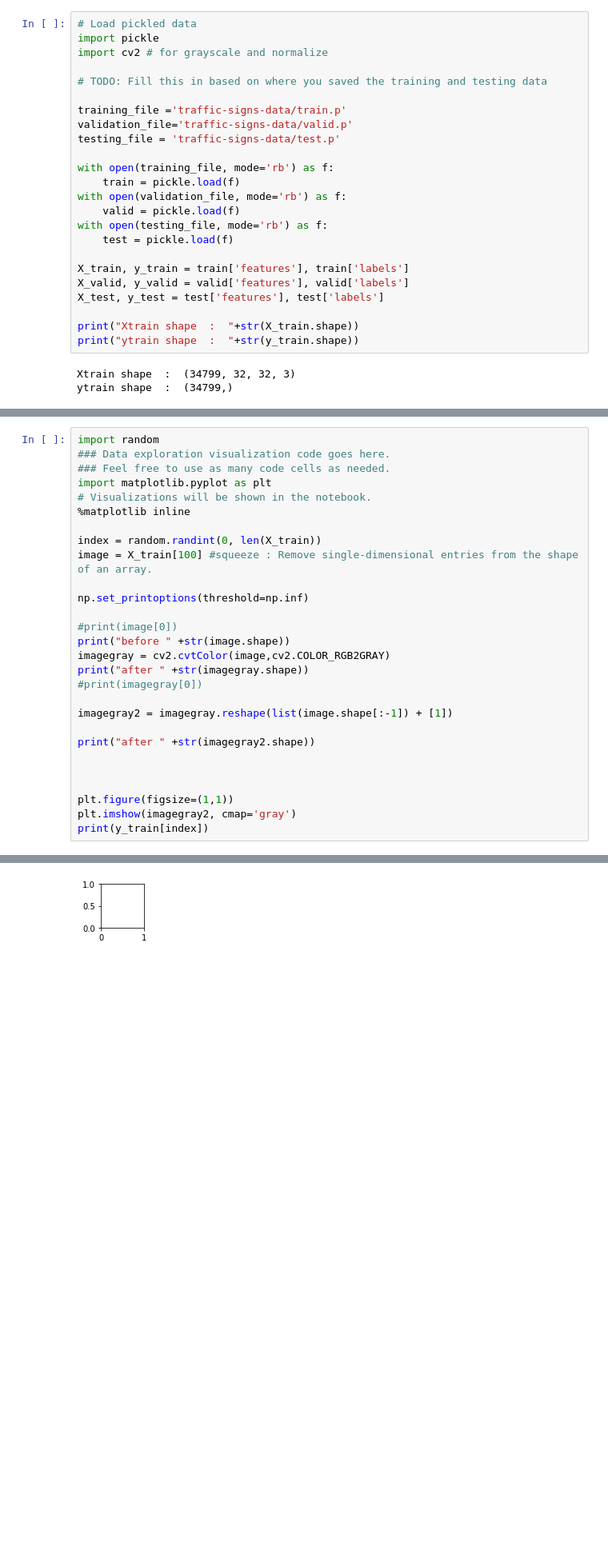
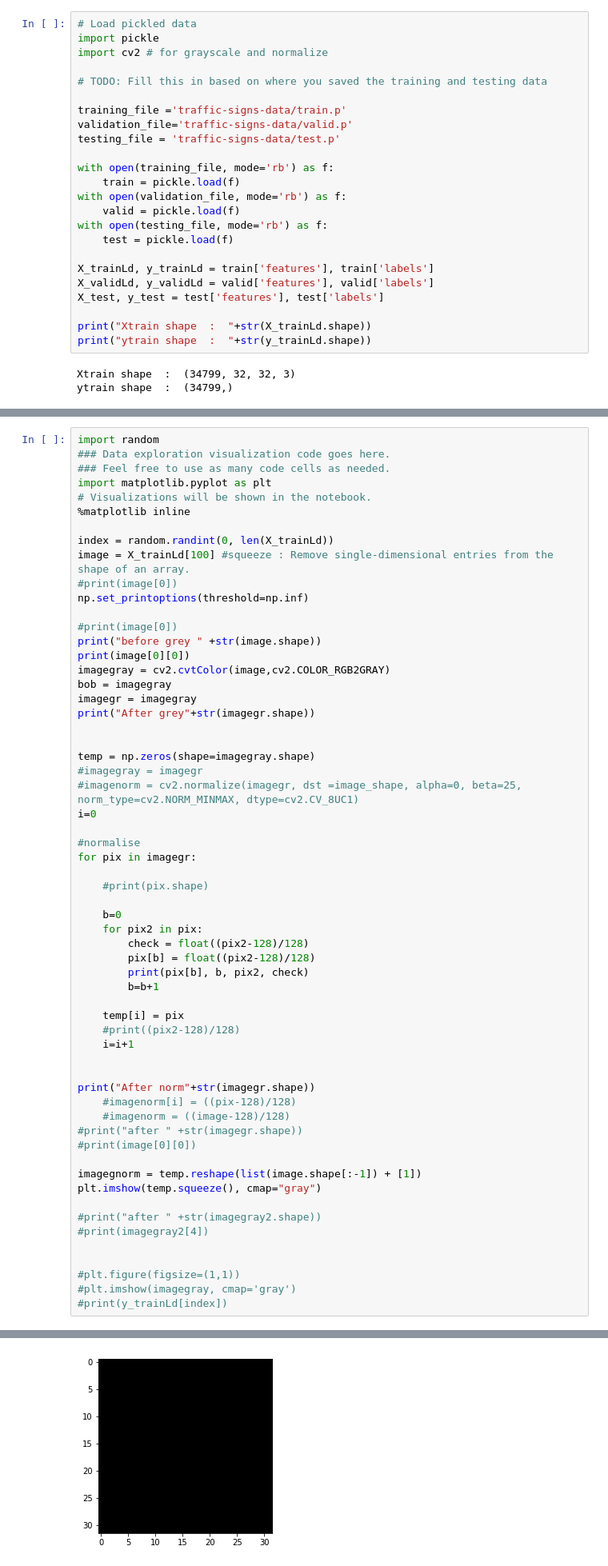
Before and after one commit to seanjmcm/TrafficSign, a Jupyter notebook: Traffic_Sign_Classifier.ipynb, the cells around one changed output, grey strips where cells are left out. Shown: that part at 80% size. Saved outputs shown, nothing was run; the diff lists cells and outputs as text; blank space fills up the shorter version.

```diff
--- a/Traffic_Sign_Classifier.ipynb
+++ b/Traffic_Sign_Classifier.ipynb
@@ -37,12 +37,12 @@ with open(validation_file, mode='rb') as f:
 with open(testing_file, mode='rb') as f:
     test = pickle.load(f)
 
-X_train, y_train = train['features'], train['labels']
-X_valid, y_valid = valid['features'], valid['labels']
+X_trainLd, y_trainLd = train['features'], train['labels']
+X_validLd, y_validLd = valid['features'], valid['labels']
 X_test, y_test = test['features'], test['labels']
 
-print("Xtrain shape  :  "+str(X_train.shape))
-print("ytrain shape  :  "+str(y_train.shape))
+print("Xtrain shape  :  "+str(X_trainLd.shape))
+print("ytrain shape  :  "+str(y_trainLd.shape))
 # %% [output]
 Xtrain shape  :  (34799, 32, 32, 3)
 ytrain shape  :  (34799,)
@@ -107,24 +107,56 @@ import matplotlib.pyplot as plt
 # Visualizations will be shown in the notebook.
 %matplotlib inline
 
-index = random.randint(0, len(X_train))
-image = X_train[100] #squeeze : Remove single-dimensional entries from the shape of an array.
-
+index = random.randint(0, len(X_trainLd))
+image = X_trainLd[100] #squeeze : Remove single-dimensional entries from the shape of an array.
+#print(image[0])
 np.set_printoptions(threshold=np.inf)
 
 #print(image[0])
-print("before " +str(image.shape))
+print("before grey " +str(image.shape))
+print(image[0][0])
 imagegray = cv2.cvtColor(image,cv2.COLOR_RGB2GRAY)
-print("after " +str(imagegray.shape))
-#print(imagegray[0])
-
-imagegray2 = imagegray.reshape(list(image.shape[:-1]) + [1])
-
-print("after " +str(imagegray2.shape))
+bob = imagegray
+imagegr = imagegray
+print("After grey"+str(imagegr.shape))
 
 
+temp = np.zeros(shape=imagegray.shape)
+#imagegray = imagegr
+#imagenorm = cv2.normalize(imagegr, dst =image_shape, alpha=0, beta=25, norm_type=cv2.NORM_MINMAX, dtype=cv2.CV_8UC1)
+i=0
 
-plt.figure(figsize=(1,1))
-plt.imshow(imagegray2, cmap='gray')
-print(y_train[index])
+#normalise
+for pix in imagegr:
+
+    #print(pix.shape)
+
+    b=0
+    for pix2 in pix:
+        check = float((pix2-128)/128)
+        pix[b] = float((pix2-128)/128)
+        print(pix[b], b, pix2, check)
+        b=b+1
+
+    temp[i] = pix
+    #print((pix2-128)/128)
+    i=i+1
+
+
+print("After norm"+str(imagegr.shape))
+    #imagenorm[i] = ((pix-128)/128)
+    #imagenorm = ((image-128)/128)
+#print("after " +str(imagegr.shape))
+#print(image[0][0])
+
+imagegnorm = temp.reshape(list(image.shape[:-1]) + [1])
+plt.imshow(temp.squeeze(), cmap="gray")
+
+#print("after " +str(imagegray2.shape))
+#print(imagegray2[4])
+
+
+#plt.figure(figsize=(1,1))
+#plt.imshow(imagegray, cmap='gray')
+#print(y_trainLd[index])
 # %% [output]
@@ -135,4 +181,4 @@ TypeError: Invalid dimensions for image data
-[figure, old version]
+[figure, new version]
 # %% [markdown]
 ----
 
```
Also changed, not shown: parts of 6 cells of this notebook.
